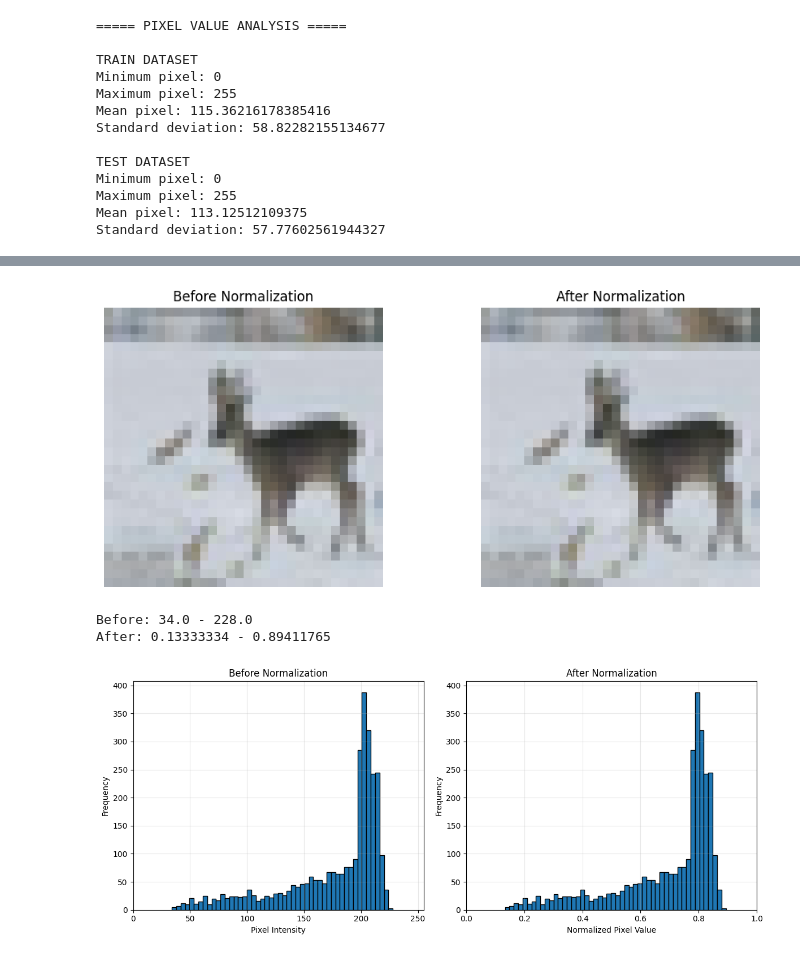
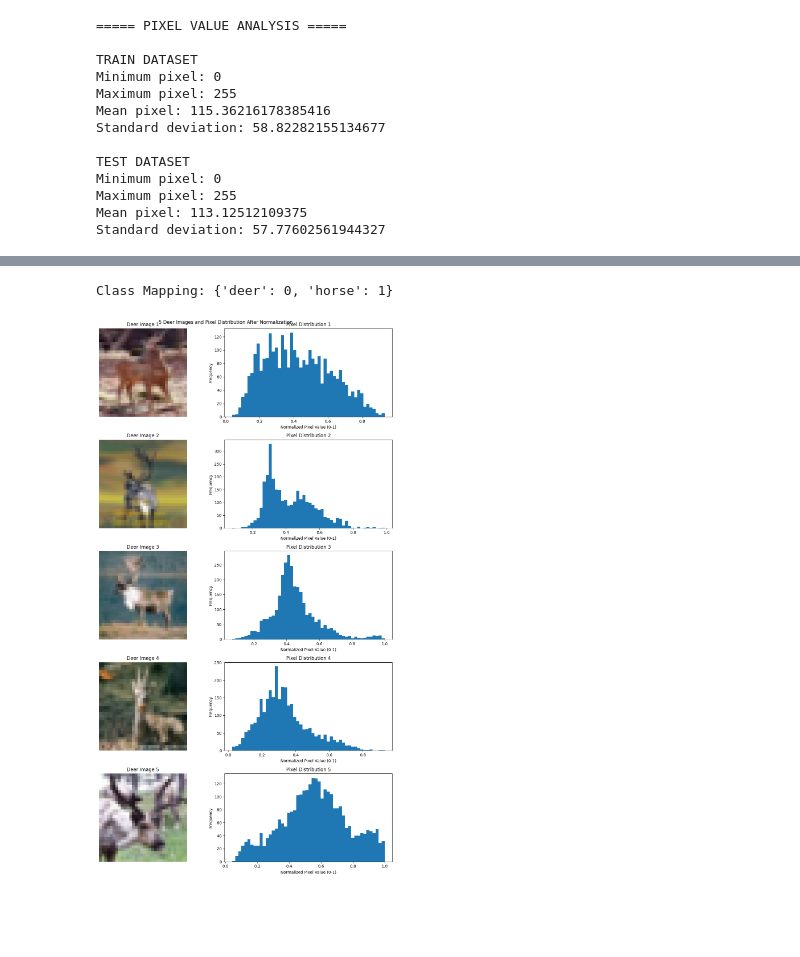
Before and after one commit to MRamadhan000/PRAKTIKUM-PEMBELAJARAN-MESIN, a Jupyter notebook: m3/demo/m3-demo.ipynb, the cells around one changed output, grey strips where cells are left out. Saved outputs shown, nothing was run; the diff lists cells and outputs as text; code cells hidden in the pictures; blank space fills up the shorter version.

```diff
--- a/m3/demo/m3-demo.ipynb
+++ b/m3/demo/m3-demo.ipynb
@@ -140,7 +87,7 @@ for split in splits:
 
     for class_name in classes:
         folder_path = os.path.join(
-            dataset_path, split, class_name
+            DATASET_PATH, split, class_name
         )
 
         images = [
@@ -191,7 +138,7 @@ for split in splits:
 
     for class_name in classes:
         folder_path = os.path.join(
-            dataset_path, split, class_name
+            DATASET_PATH, split, class_name
         )
 
         for filename in os.listdir(folder_path):
@@ -231,7 +178,7 @@ for split in splits:
 
     for class_name in classes:
         folder_path = os.path.join(
-            dataset_path, split, class_name
+            DATASET_PATH, split, class_name
         )
 
         for filename in os.listdir(folder_path):
@@ -264,7 +211,7 @@ for split in splits:
 
     for class_name in classes:
         folder_path = os.path.join(
-            dataset_path, split, class_name
+            DATASET_PATH, split, class_name
         )
 
         for filename in os.listdir(folder_path):
@@ -337,51 +326,33 @@ plt.show()
+# %%
+print("Class Mapping:", train_generator.class_indices)
+# %% [output]
+Class Mapping: {'deer': 0, 'horse': 1}
 # %%
-# Original image
-img = np.array(img).astype('float32')
+# Ambil batch gambar dari train_generator
+images, labels = next(train_generator)
 
-# Normalization
-normalized_img = img / 255.0
+# Ambil 5 gambar dari kelas deer (label 0)
+deer_indices = np.where(labels == train_generator.class_indices['deer'])[0][:5]
 
-fig, axes = plt.subplots(1, 2, figsize=(10, 4))
+# Visualisasi 5 gambar deer dan histogram pixel
+fig, axes = plt.subplots(5, 2, figsize=(12, 20))
 
-axes[0].imshow(img.astype('uint8'))
-axes[0].set_title("Before Normalization")
-axes[0].axis('off')
+for i, idx in enumerate(deer_indices):
+    img = images[idx]
 
-axes[1].imshow(normalized_img)
-axes[1].set_title("After Normalization")
-axes[1].axis('off')
+    # Tampilkan gambar
+    axes[i, 0].imshow(img)
+    axes[i, 0].set_title(f'Deer Image {i+1}')
+    axes[i, 0].axis('off')
 
+    # Histogram pixel setelah normalisasi
+    axes[i, 1].hist(img.flatten(), bins=50)
+    axes[i, 1].set_title(f'Pixel Distribution {i+1}')
+    axes[i, 1].set_xlabel('Normalized Pixel Value (0-1)')
+    axes[i, 1].set_ylabel('Frequency')
+
+plt.suptitle('5 Deer Images and Pixel Distribution After Normalization')
 plt.tight_layout()
 plt.show()
-
-print("Before:", img.min(), "-", img.max())
-print("After:", normalized_img.min(), "-", normalized_img.max())
 # %% [output]
-[figure, old version]
+[figure, new version]
-Before: 34.0 - 228.0
-After: 0.13333334 - 0.89411765
-# %%
-plt.figure(figsize=(12, 5))
-
-# Before Normalization
-plt.subplot(1, 2, 1)
-plt.hist(img.flatten(), bins=50, edgecolor='black')
-plt.title('Before Normalization')
-plt.xlabel('Pixel Intensity')
-plt.ylabel('Frequency')
-plt.xlim(0, 255)
-plt.grid(alpha=0.3)
-
-# After Normalization
-plt.subplot(1, 2, 2)
-plt.hist(normalized_img.flatten(), bins=50, edgecolor='black')
-plt.title('After Normalization')
-plt.xlabel('Normalized Pixel Value')
-plt.ylabel('Frequency')
-plt.xlim(0, 1)
-plt.grid(alpha=0.3)
-
-plt.tight_layout()
-plt.show()
-# %% [output]
-[figure, removed]
```
Also changed, not shown: parts of 15 cells of this notebook.
